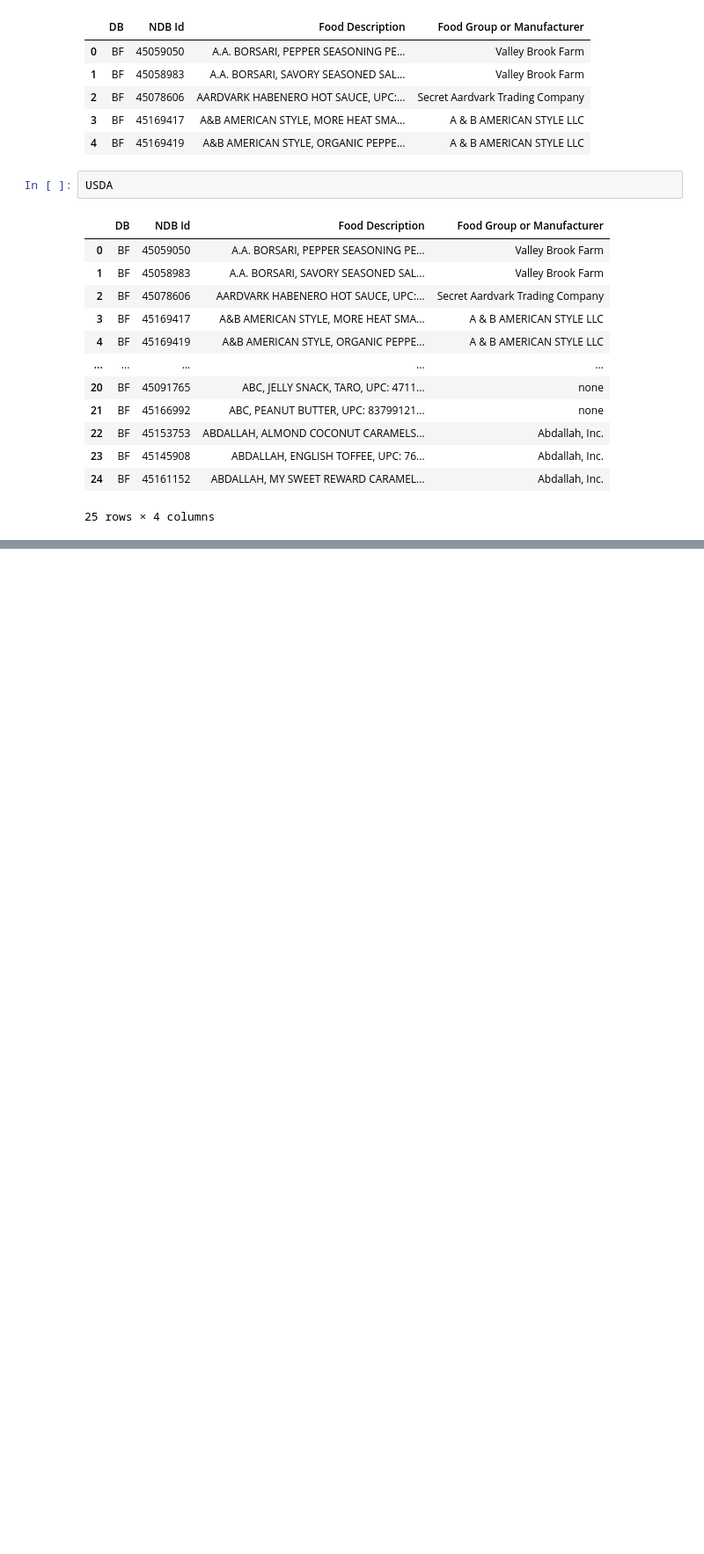
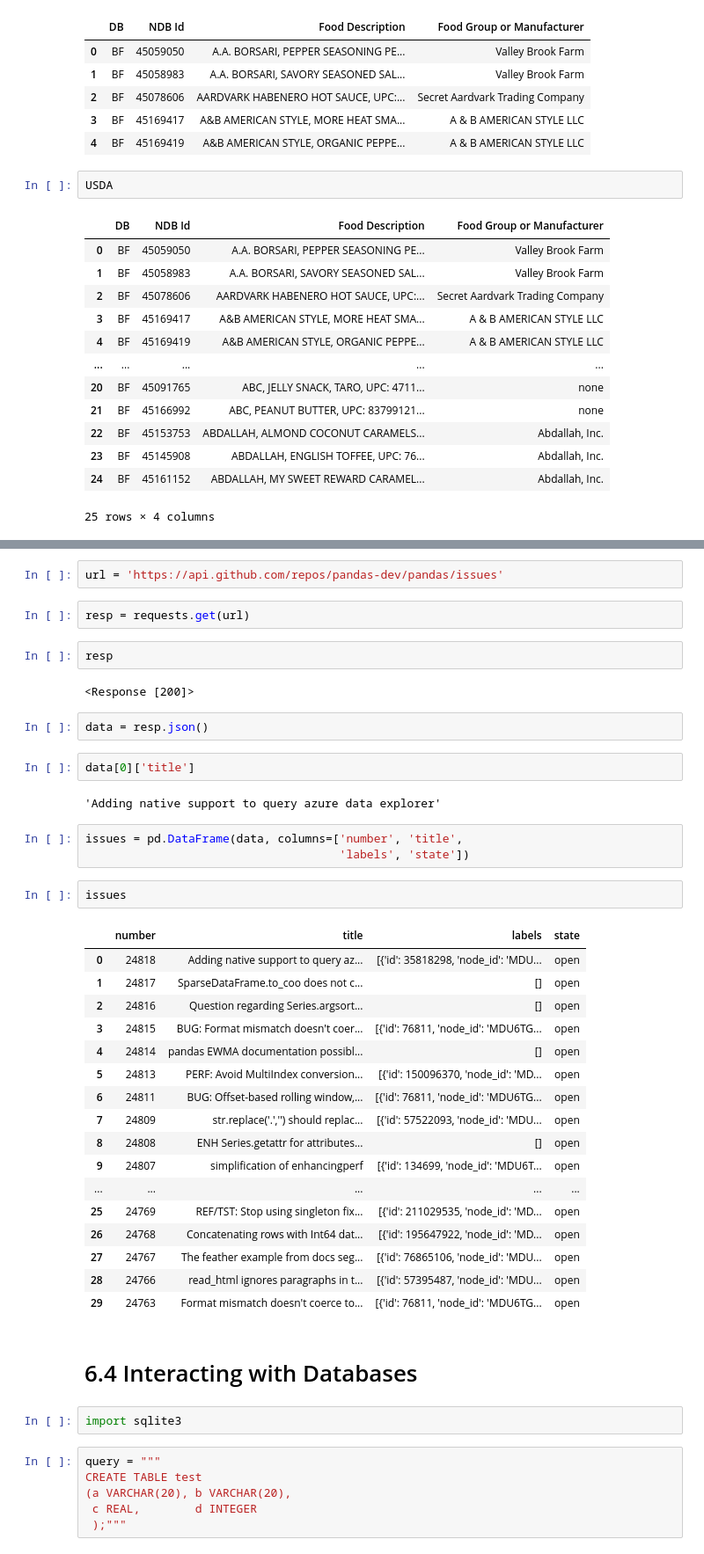
Before and after one commit to UCD-pbio-rclub/python-data-analysis_MinYao.J, a Jupyter notebook: CHAPTER 6.ipynb, the cells around one changed output, grey strips where cells are left out. Shown: that part at 88% size. Drawn from its saved outputs; the diff is of its cells as text; blank space fills up the shorter version.

```diff
--- a/CHAPTER 6.ipynb
+++ b/CHAPTER 6.ipynb
@@ -501,0 +649,47 @@ Name: Food Group or Manufacturer, Length: 12, dtype: int64
+# %%
+url = 'https://api.github.com/repos/pandas-dev/pandas/issues'
+# %%
+resp = requests.get(url)
+# %%
+resp
+# %% [output]
+<Response [200]>
+# %%
+data = resp.json()
+# %%
+data[0]['title']
+# %% [output]
+'Adding native support to query azure data explorer'
+# %%
+issues = pd.DataFrame(data, columns=['number', 'title',
+                                     'labels', 'state'])
+# %%
+issues
+# %% [output]
+|  | number | title | labels | state |
+| 0 | 24818 | Adding native support to query az... | [{'id': 35818298, 'node_id': 'MDU... | open |
+| 1 | 24817 | SparseDataFrame.to_coo does not c... | [] | open |
+| 2 | 24816 | Question regarding Series.argsort... | [] | open |
+| 3 | 24815 | BUG: Format mismatch doesn't coer... | [{'id': 76811, 'node_id': 'MDU6TG... | open |
+| 4 | 24814 | pandas EWMA documentation possibl... | [] | open |
+| 5 | 24813 | PERF: Avoid MultiIndex conversion... | [{'id': 150096370, 'node_id': 'MD... | open |
+| 6 | 24811 | BUG: Offset-based rolling window,... | [{'id': 76811, 'node_id': 'MDU6TG... | open |
+| 7 | 24809 | str.replace('.','') should replac... | [{'id': 57522093, 'node_id': 'MDU... | open |
+| 8 | 24808 | ENH Series.getattr for attributes... | [] | open |
+| 9 | 24807 | simplification of enhancingperf | [{'id': 134699, 'node_id': 'MDU6T... | open |
+| ... | ... | ... | ... | ... |
+| 25 | 24769 | REF/TST: Stop using singleton fix... | [{'id': 211029535, 'node_id': 'MD... | open |
+| 26 | 24768 | Concatenating rows with Int64 dat... | [{'id': 195647922, 'node_id': 'MD... | open |
+| 27 | 24767 | The feather example from docs seg... | [{'id': 76865106, 'node_id': 'MDU... | open |
+| 28 | 24766 | read_html ignores paragraphs in t... | [{'id': 57395487, 'node_id': 'MDU... | open |
+| 29 | 24763 | Format mismatch doesn't coerce to... | [{'id': 76811, 'node_id': 'MDU6TG... | open |
+# %% [markdown]
+# 6.4 Interacting with Databases
+# %%
+import sqlite3
+# %%
+query = """
+CREATE TABLE test
+(a VARCHAR(20), b VARCHAR(20),
+ c REAL,        d INTEGER
+ );"""
```
Also changed, not shown: parts of 68 cells of this notebook, 1 other file.
